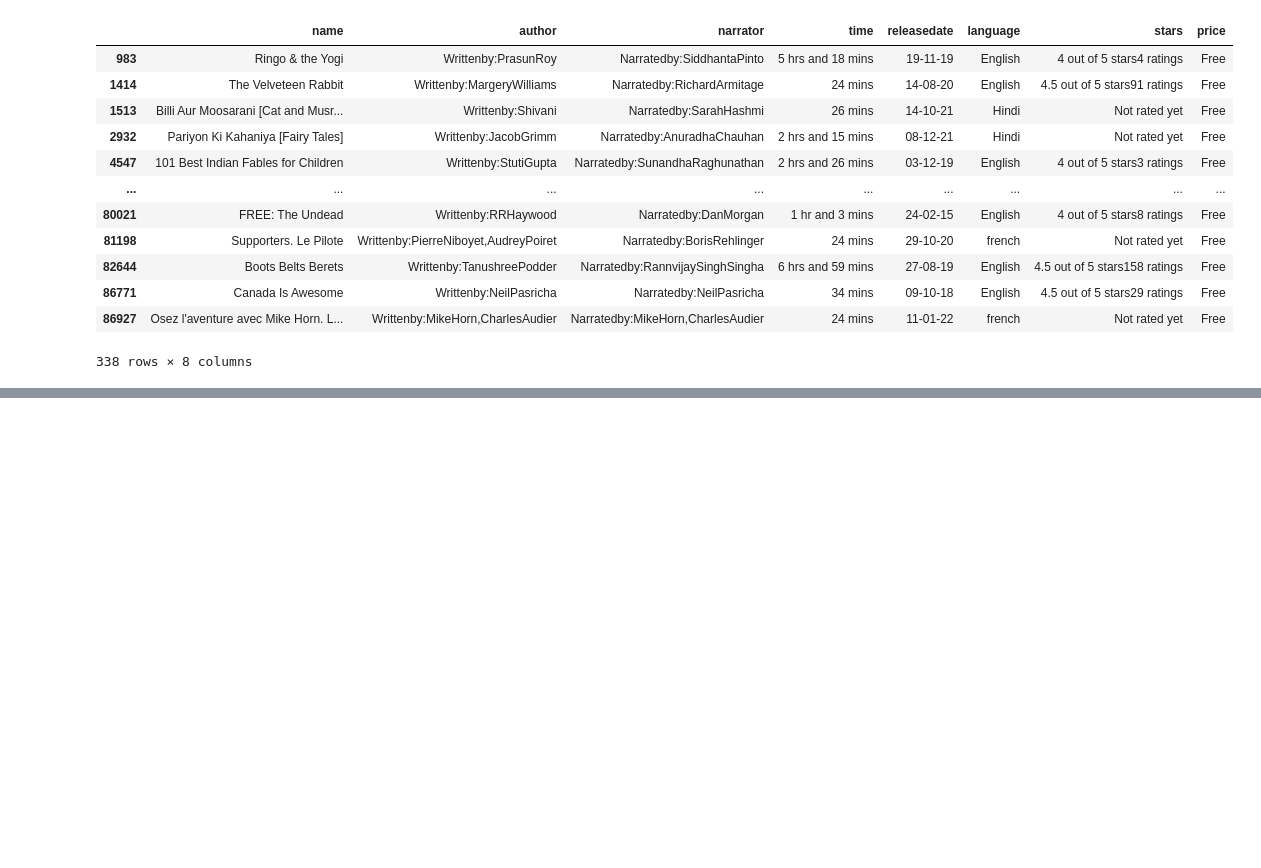
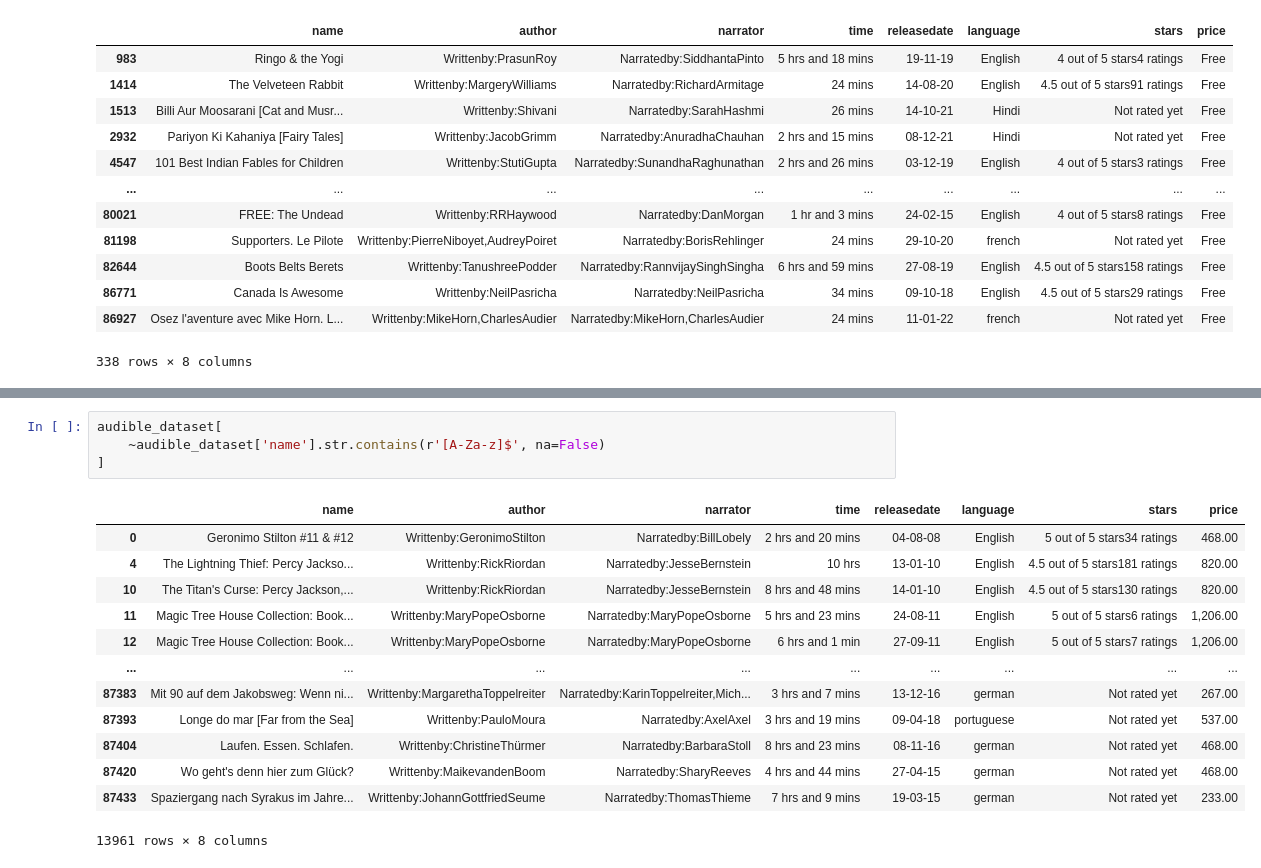
Before and after one commit to ronit-6464/Audiobook-dataset-cleaning, a Jupyter notebook: KAGGLE DATASET BASIC CLEANING.ipynb, the cells around one changed output, grey strips where cells are left out. Drawn from its saved outputs; the diff is of its cells as text; blank space fills up the shorter version.

```diff
--- a/KAGGLE DATASET BASIC CLEANING.ipynb
+++ b/KAGGLE DATASET BASIC CLEANING.ipynb
@@ -180,0 +229,18 @@ audible_dataset[audible_dataset['price']=='Free']
+# %%
+audible_dataset[
+    ~audible_dataset['name'].str.contains(r'[A-Za-z]$', na=False)
+]
+# %% [output]
+|  | name | author | narrator | time | releasedate | language | stars | price |
+| 0 | Geronimo Stilton #11 & #12 | Writtenby:GeronimoStilton | Narratedby:BillLobely | 2 hrs and 20 mins | 04-08-08 | English | 5 out of 5 stars34 ratings | 468.00 |
+| 4 | The Lightning Thief: Percy Jackso... | Writtenby:RickRiordan | Narratedby:JesseBernstein | 10 hrs | 13-01-10 | English | 4.5 out of 5 stars181 ratings | 820.00 |
+| 10 | The Titan's Curse: Percy Jackson,... | Writtenby:RickRiordan | Narratedby:JesseBernstein | 8 hrs and 48 mins | 14-01-10 | English | 4.5 out of 5 stars130 ratings | 820.00 |
+| 11 | Magic Tree House Collection: Book... | Writtenby:MaryPopeOsborne | Narratedby:MaryPopeOsborne | 5 hrs and 23 mins | 24-08-11 | English | 5 out of 5 stars6 ratings | 1,206.00 |
+| 12 | Magic Tree House Collection: Book... | Writtenby:MaryPopeOsborne | Narratedby:MaryPopeOsborne | 6 hrs and 1 min | 27-09-11 | English | 5 out of 5 stars7 ratings | 1,206.00 |
+| ... | ... | ... | ... | ... | ... | ... | ... | ... |
+| 87383 | Mit 90 auf dem Jakobsweg: Wenn ni... | Writtenby:MargarethaToppelreiter | Narratedby:KarinToppelreiter,Mich... | 3 hrs and 7 mins | 13-12-16 | german | Not rated yet | 267.00 |
+| 87393 | Longe do mar [Far from the Sea] | Writtenby:PauloMoura | Narratedby:AxelAxel | 3 hrs and 19 mins | 09-04-18 | portuguese | Not rated yet | 537.00 |
+| 87404 | Laufen. Essen. Schlafen. | Writtenby:ChristineThürmer | Narratedby:BarbaraStoll | 8 hrs and 23 mins | 08-11-16 | german | Not rated yet | 468.00 |
+| 87420 | Wo geht's denn hier zum Glück? | Writtenby:MaikevandenBoom | Narratedby:SharyReeves | 4 hrs and 44 mins | 27-04-15 | german | Not rated yet | 468.00 |
+| 87433 | Spaziergang nach Syrakus im Jahre... | Writtenby:JohannGottfriedSeume | Narratedby:ThomasThieme | 7 hrs and 9 mins | 19-03-15 | german | Not rated yet | 233.00 |
+13961 rows × 8 columns
```
Also changed, not shown: parts of 9 cells of this notebook.
